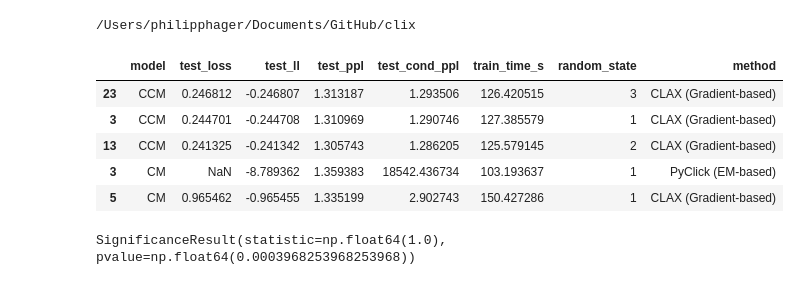
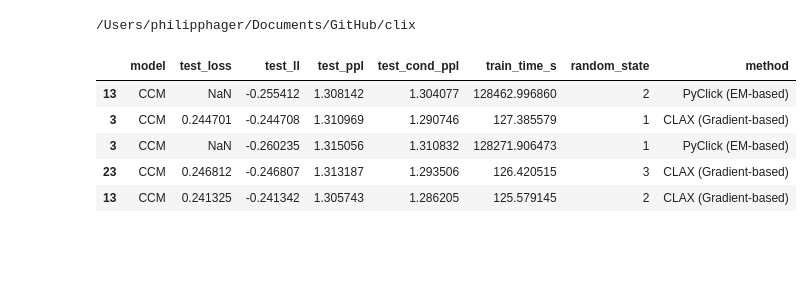
Before and after one commit to philipphager/clax, a Jupyter notebook: notebooks/1-yandex-10m.ipynb, the cells around one changed output. Cells and saved outputs as stored; diff of their text form; code cells hidden in the pictures; blank space fills up the shorter version.

```diff
--- a/notebooks/1-yandex-10m.ipynb
+++ b/notebooks/1-yandex-10m.ipynb
@@ -57,23 +57,21 @@ def theme():
 # %%
 neural_df = pd.read_csv("results/1-yandex-10m/test.csv")
 neural_df["method"] = "CLAX (Gradient-based)"
 
 em_df = pd.read_csv("results/1-yandex-10m/test_em.csv")
 em_df["method"] = "PyClick (EM-based)"
 
 df = pd.concat([neural_df, em_df])
 df.model = df.model.str.upper()
 
-df = df[df.model != "SDBN"]
-
 df.sort_values("model").head()
 # %% [output]
 |  | model | test_loss | test_ll | test_ppl | test_cond_ppl | train_time_s | random_state | method |
+| 13 | CCM | NaN | -0.255412 | 1.308142 | 1.304077 | 128462.996860 | 2 | PyClick (EM-based) |
+| 3 | CCM | 0.244701 | -0.244708 | 1.310969 | 1.290746 | 127.385579 | 1 | CLAX (Gradient-based) |
+| 3 | CCM | NaN | -0.260235 | 1.315056 | 1.310832 | 128271.906473 | 1 | PyClick (EM-based) |
 | 23 | CCM | 0.246812 | -0.246807 | 1.313187 | 1.293506 | 126.420515 | 3 | CLAX (Gradient-based) |
-| 3 | CCM | 0.244701 | -0.244708 | 1.310969 | 1.290746 | 127.385579 | 1 | CLAX (Gradient-based) |
 | 13 | CCM | 0.241325 | -0.241342 | 1.305743 | 1.286205 | 125.579145 | 2 | CLAX (Gradient-based) |
-| 3 | CM | NaN | -8.789362 | 1.359383 | 18542.436734 | 103.193637 | 1 | PyClick (EM-based) |
-| 5 | CM | 0.965462 | -0.965455 | 1.335199 | 2.902743 | 150.427286 | 1 | CLAX (Gradient-based) |
 # %%
 def sort_order(df, method="", metric=""):
     method_df = df[df["method"] == method]
@@ -83,10 +81,6 @@ def sort_order(df, method="", metric=""):
 sort_by_em = sort_order(df, "PyClick (EM-based)", "test_ppl")
 sort_by_gradient = sort_order(df, "CLAX (Gradient-based)", "test_ppl")
 sort_by_gradient = [m for m in sort_by_gradient if m in sort_by_em]
-# %%
-kendalltau(sort_by_em, sort_by_gradient)
-# %% [output]
-SignificanceResult(statistic=np.float64(1.0), pvalue=np.float64(0.0003968253968253968))
 # %%
 sort_by_em = sort_order(df, "PyClick (EM-based)", "test_ppl")
 
```
Also changed, not shown: parts of 4 cells of this notebook.
